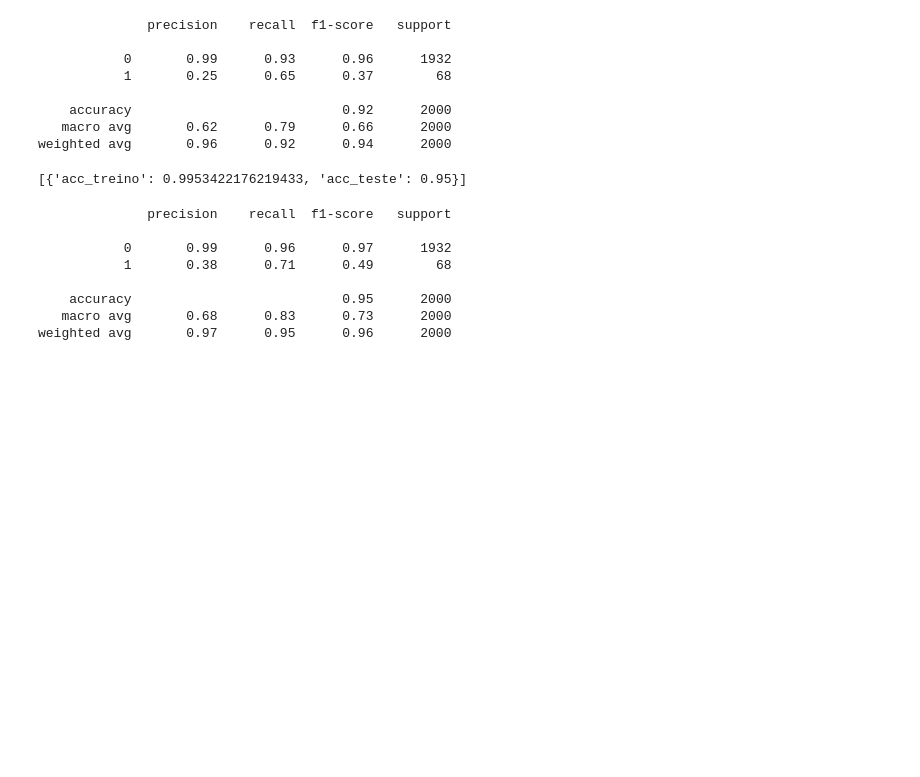
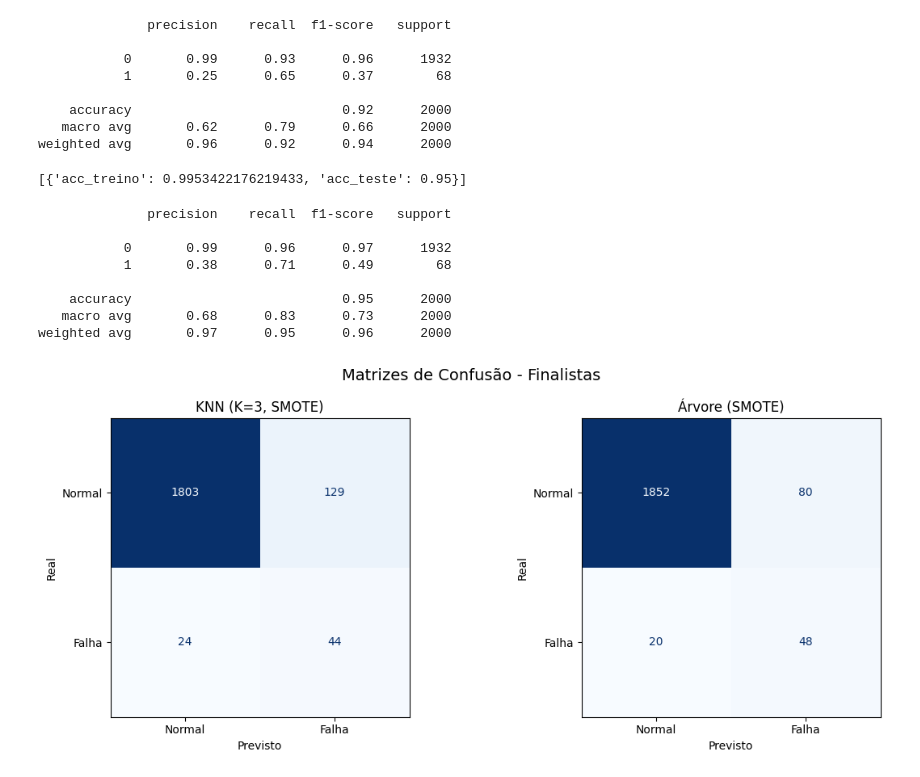
Before and after one commit to filipester/manutencao_preditiva, a Jupyter notebook: manutencao_preditiva.ipynb, the cells around one changed output. Saved outputs shown, nothing was run; the diff lists cells and outputs as text; code cells hidden in the pictures; blank space fills up the shorter version.

```diff
--- a/manutencao_preditiva.ipynb
+++ b/manutencao_preditiva.ipynb
@@ -696,6 +696,23 @@ print(classification_report(y_teste, previsao_arvore))
     accuracy                           0.95      2000
    macro avg       0.68      0.83      0.73      2000
 weighted avg       0.97      0.95      0.96      2000
+# %%
+previsoes = {'KNN (K=3, SMOTE)': previsao_knn,
+             'Árvore (SMOTE)': previsao_arvore}
+
+
+fig, axes = plt.subplots(nrows=1, ncols=2, figsize=(12, 5))
+
+for i, (nome,previsao) in enumerate(previsoes.items()):
+    ConfusionMatrixDisplay.from_predictions(y_teste, previsao, ax=axes[i], display_labels=['Normal', 'Falha'], colorbar=False, cmap='Blues')
+    axes[i].set_title(nome)
+    axes[i].set_xlabel('Previsto')
+    axes[i].set_ylabel('Real')
+fig.suptitle('Matrizes de Confusão - Finalistas', fontsize=14)
+plt.tight_layout()
+plt.show()
+# %% [output]
+[figure, added]
 # %%
 previsoes = {'KNN (K=3, SMOTE)': previsao_knn,
              'Árvore (SMOTE)': previsao_arvore}
```
Also changed, not shown: parts of 2 cells of this notebook.
